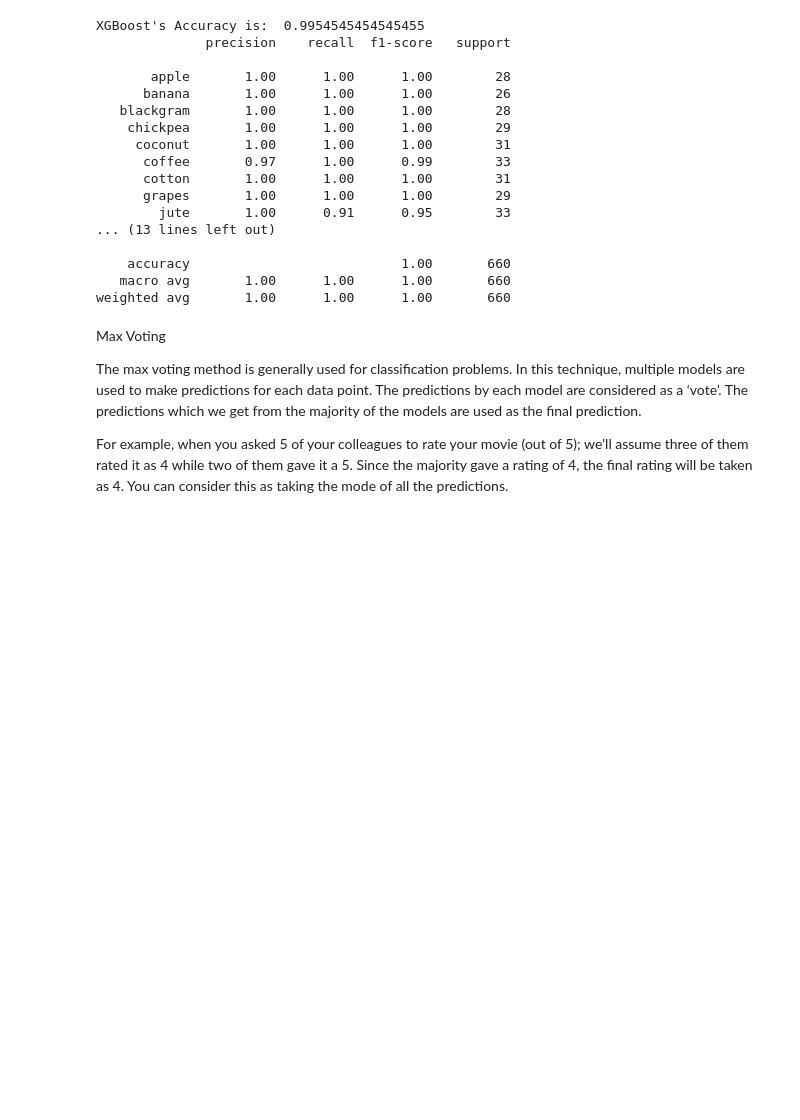
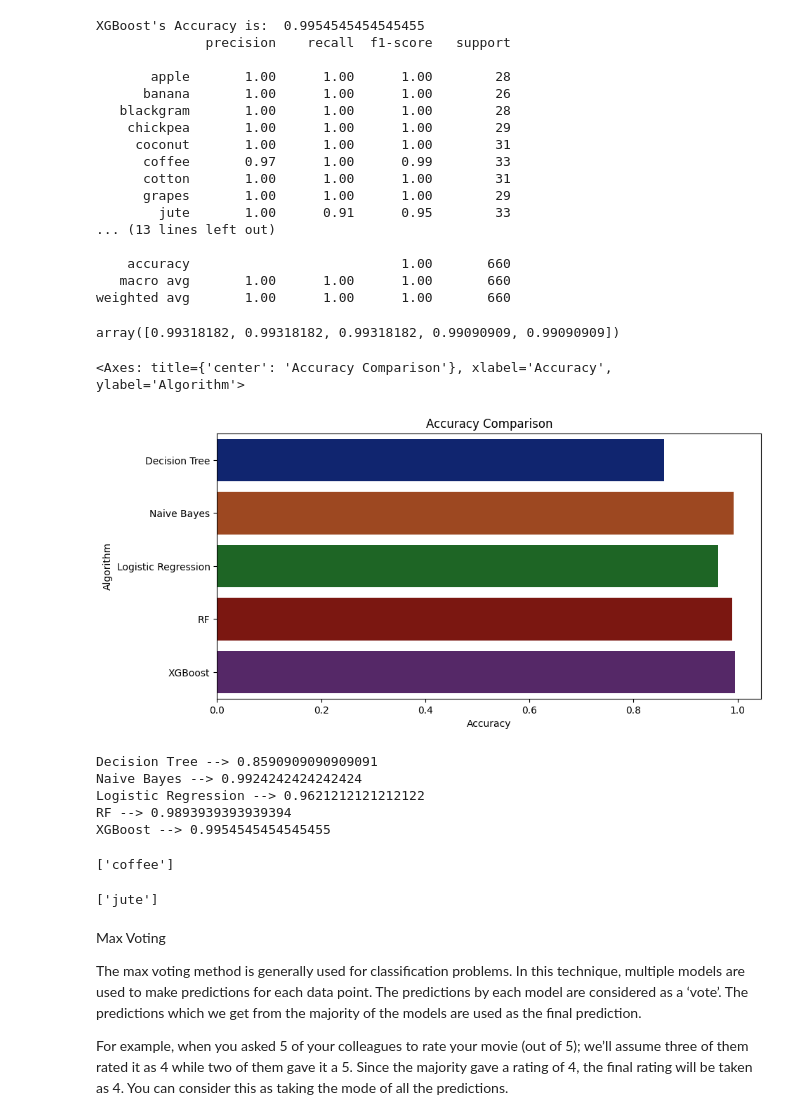
Before and after one commit to vivekrrg/FarmAssistantFrontEnd, a Jupyter notebook: fyp_base_model.ipynb, the cells around one changed output. Saved outputs shown, nothing was run; the diff lists cells and outputs as text; code cells hidden in the pictures; blank space fills up the shorter version.

```diff
--- a/fyp_base_model.ipynb
+++ b/fyp_base_model.ipynb
@@ -170,7 +170,7 @@ NaiveBayes.fit(Xtrain,Ytrain)
 predicted_values = NaiveBayes.predict(Xtest)
 x = metrics.accuracy_score(Ytest, predicted_values)
 acc.append(x)
-model.append('Naive Bayes')
+modelName.append('Naive Bayes')
 print("Naive Bayes's Accuracy is: ", x)
 
 print(classification_report(Ytest,predicted_values))
@@ -208,18 +208,18 @@ pickle.dump(NaiveBayes, NB_Model_pkl)
 # Close the pickle instances
 NB_Model_pkl.close()
 # %%
-from sklearn.svm import SVC
+from sklearn.linear_model import LogisticRegression
 
-SVM = SVC(gamma='auto')
+LogReg = LogisticRegression(random_state=2)
 
-SVM.fit(Xtrain,Ytrain)
+LogReg.fit(Xtrain,Ytrain)
 
-predicted_values = SVM.predict(Xtest)
+predicted_values = LogReg.predict(Xtest)
 
 x = metrics.accuracy_score(Ytest, predicted_values)
 acc.append(x)
-model.append('SVM')
-print("SVM's Accuracy is: ", x)
+modelName.append('Logistic Regression')
+print("Logistic Regression's Accuracy is: ", x)
 
 print(classification_report(Ytest,predicted_values))
 # %% [output]
@@ -304,7 +265,7 @@ predicted_values = RF.predict(Xtest)
 
 x = metrics.accuracy_score(Ytest, predicted_values)
 acc.append(x)
-model.append('RF')
+modelName.append('RF')
 print("RF's Accuracy is: ", x)
 
 print(classification_report(Ytest,predicted_values))
@@ -357,7 +318,7 @@ y_pred = le.inverse_transform(y_pred)
 x = metrics.accuracy_score(Ytest, y_pred)
 acc.append(x)
 # %%
-model.append('XGBoost')
+modelName.append('XGBoost')
 print("XGBoost's Accuracy is: ", x)
 
 print(classification_report(Ytest.astype(str) , y_pred.astype(str)))
@@ -384,6 +345,8 @@ weighted avg       1.00      1.00      1.00       660
 XB_target=le.fit_transform(target)
 score = cross_val_score(XB, features, XB_target, cv=5)
 score
+# %% [output]
+array([0.99318182, 0.99318182, 0.99318182, 0.99090909, 0.99090909])
 # %%
 import pickle
 # Dump the trained Naive Bayes classifier with Pickle
@@ -396,21 +359,34 @@ XB_Model_pkl.close()
 # %%
 plt.figure(figsize=[10,5],dpi = 100)
 plt.title('Accuracy Comparison')
 plt.xlabel('Accuracy')
 plt.ylabel('Algorithm')
-sns.barplot(x = acc,y = model,palette='dark')
+sns.barplot(x = acc,y =modelName,palette='dark')
+# %% [output]
+<Axes: title={'center': 'Accuracy Comparison'}, xlabel='Accuracy', ylabel='Algorithm'>
+[figure, added]
 # %%
-accuracy_models = dict(zip(model, acc))
+accuracy_models = dict(zip(modelName, acc))
 for k, v in accuracy_models.items():
     print (k, '-->', v)
+# %% [output]
+Decision Tree --> 0.8590909090909091
+Naive Bayes --> 0.9924242424242424
+Logistic Regression --> 0.9621212121212122
+RF --> 0.9893939393939394
+XGBoost --> 0.9954545454545455
 # %%
 data = np.array([[104,18, 30, 23.603016, 60.3, 6.7, 140.91]])
 prediction = RF.predict(data)
 print(prediction)
+# %% [output]
+['coffee']
 # %%
 data = np.array([[83, 45, 60, 28, 70.3, 7.0, 150.9]])
 prediction = RF.predict(data)
 print(prediction)
+# %% [output]
+['jute']
 # %% [markdown]
 Max Voting
 
```
Also changed, not shown: parts of 63 cells of this notebook.
